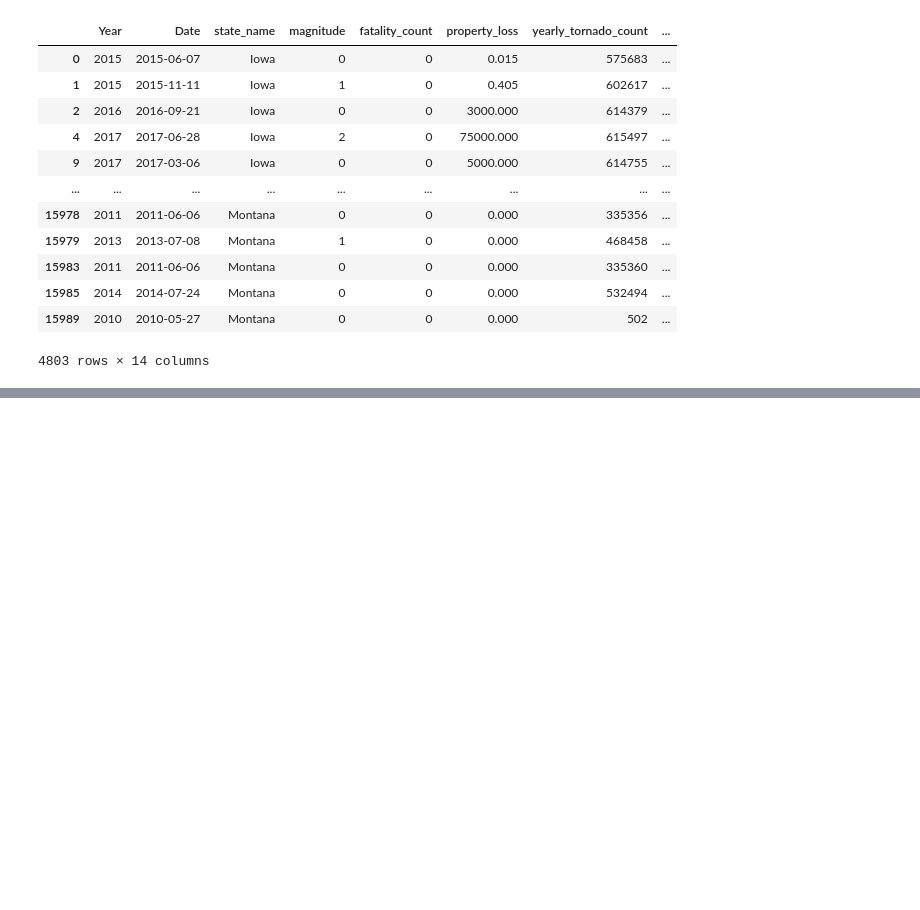
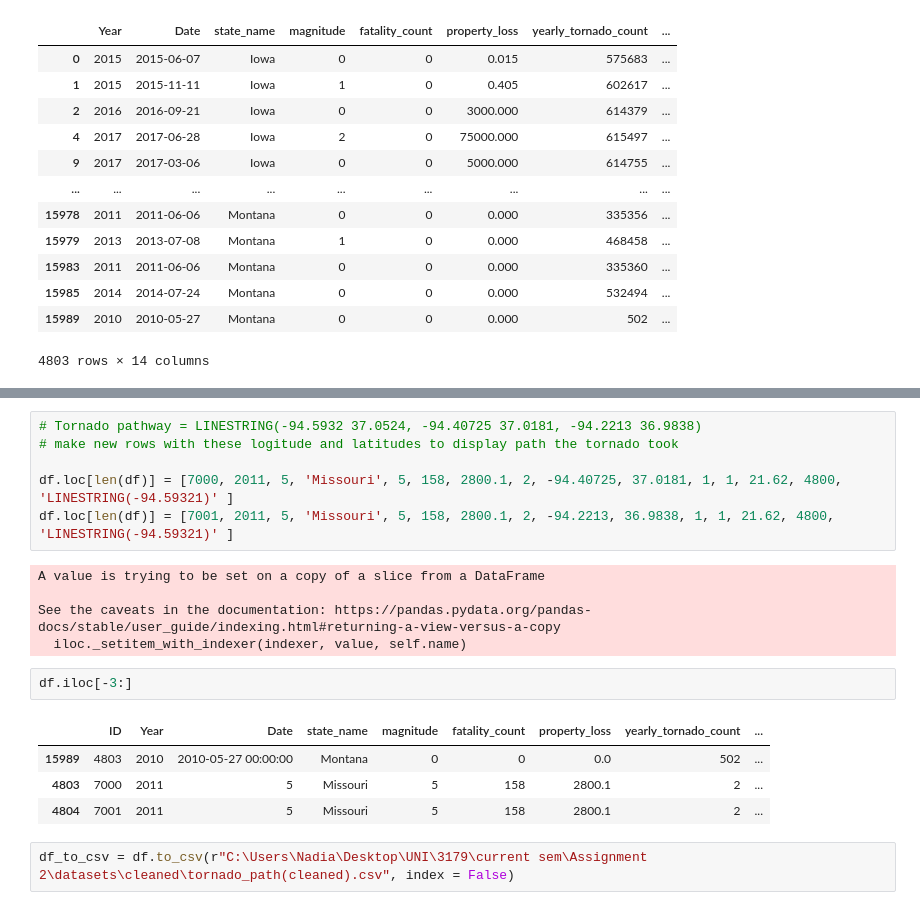
Before and after one commit to 2svelte/project, a Jupyter notebook: Assignment 2/pandas - cleaning data/tornado path.ipynb, the cells around one changed output, grey strips where cells are left out. Drawn from its saved outputs; the diff is of its cells as text; blank space fills up the shorter version.

```diff
--- a/Assignment 2/pandas - cleaning data/tornado path.ipynb
+++ b/Assignment 2/pandas - cleaning data/tornado path.ipynb
@@ -158,0 +188,20 @@ df_to_csv = df.to_csv(r"C:\Users\Nadia\Desktop\UNI\3179\current sem\Assignment 2
+# %%
+# Tornado pathway = LINESTRING(-94.5932 37.0524, -94.40725 37.0181, -94.2213 36.9838)
+# make new rows with these logitude and latitudes to display path the tornado took
+
+df.loc[len(df)] = [7000, 2011, 5, 'Missouri', 5, 158, 2800.1, 2, -94.40725, 37.0181, 1, 1, 21.62, 4800, 'LINESTRING(-94.59321)' ]
+df.loc[len(df)] = [7001, 2011, 5, 'Missouri', 5, 158, 2800.1, 2, -94.2213, 36.9838, 1, 1, 21.62, 4800, 'LINESTRING(-94.59321)' ]
+# %% [output]
+A value is trying to be set on a copy of a slice from a DataFrame
+
+See the caveats in the documentation: https://pandas.pydata.org/pandas-docs/stable/user_guide/indexing.html#returning-a-view-versus-a-copy
+  iloc._setitem_with_indexer(indexer, value, self.name)
+# %%
+df.iloc[-3:]
+# %% [output]
+|  | ID | Year | Date | state_name | magnitude | fatality_count | property_loss | yearly_tornado_count | ... |
+| 15989 | 4803 | 2010 | 2010-05-27 00:00:00 | Montana | 0 | 0 | 0.0 | 502 | ... |
+| 4803 | 7000 | 2011 | 5 | Missouri | 5 | 158 | 2800.1 | 2 | ... |
+| 4804 | 7001 | 2011 | 5 | Missouri | 5 | 158 | 2800.1 | 2 | ... |
+# %%
+df_to_csv = df.to_csv(r"C:\Users\Nadia\Desktop\UNI\3179\current sem\Assignment 2\datasets\cleaned\tornado_path(cleaned).csv", index = False)
```
Also changed, not shown: parts of 5 cells of this notebook, 2 other files.
